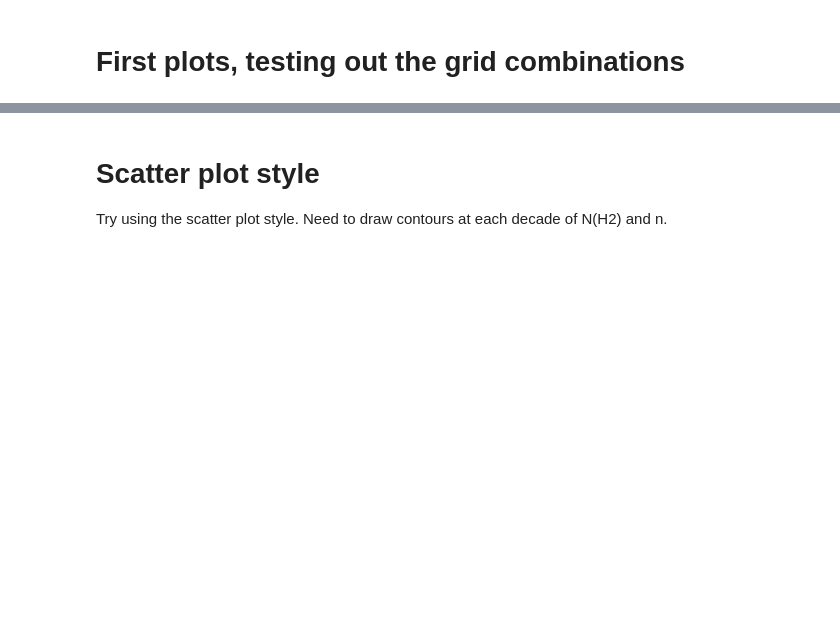
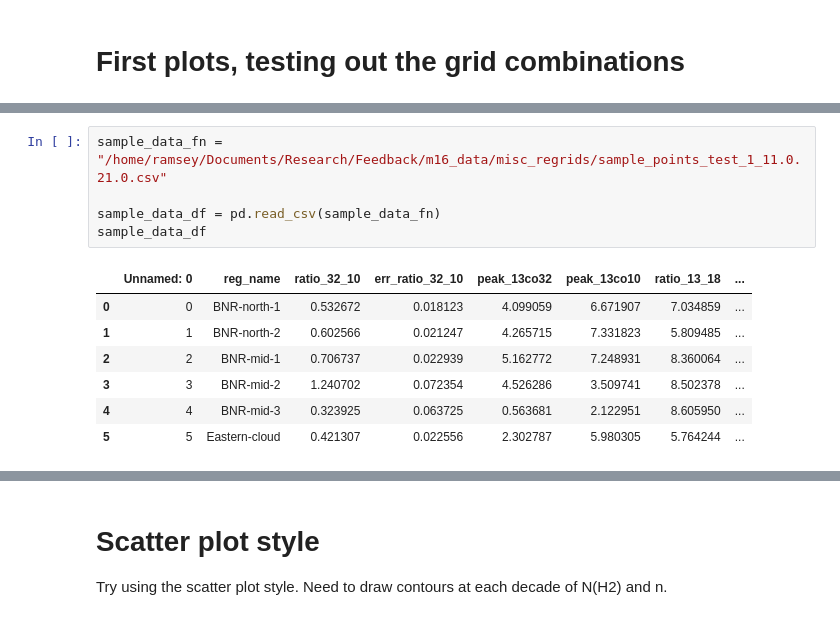
Before and after one commit to ramseykarim/feedback, a Jupyter notebook: co_radex_grid_plots.ipynb, the cells around one changed output, grey strips where cells are left out. Saved outputs shown, nothing was run; the diff lists cells and outputs as text; blank space fills up the shorter version.

```diff
--- a/co_radex_grid_plots.ipynb
+++ b/co_radex_grid_plots.ipynb
@@ -140,0 +146,13 @@ config_ax(plt.gca())
+# %%
+sample_data_fn = "/home/ramsey/Documents/Research/Feedback/m16_data/misc_regrids/sample_points_test_1_11.0.21.0.csv"
+
+sample_data_df = pd.read_csv(sample_data_fn)
+sample_data_df
+# %% [output]
+|  | Unnamed: 0 | reg_name | ratio_32_10 | err_ratio_32_10 | peak_13co32 | peak_13co10 | ratio_13_18 | ... |
+| 0 | 0 | BNR-north-1 | 0.532672 | 0.018123 | 4.099059 | 6.671907 | 7.034859 | ... |
+| 1 | 1 | BNR-north-2 | 0.602566 | 0.021247 | 4.265715 | 7.331823 | 5.809485 | ... |
+| 2 | 2 | BNR-mid-1 | 0.706737 | 0.022939 | 5.162772 | 7.248931 | 8.360064 | ... |
+| 3 | 3 | BNR-mid-2 | 1.240702 | 0.072354 | 4.526286 | 3.509741 | 8.502378 | ... |
+| 4 | 4 | BNR-mid-3 | 0.323925 | 0.063725 | 0.563681 | 2.122951 | 8.605950 | ... |
+| 5 | 5 | Eastern-cloud | 0.421307 | 0.022556 | 2.302787 | 5.980305 | 5.764244 | ... |
```
Also changed, not shown: parts of 16 cells of this notebook, 1 other file.
